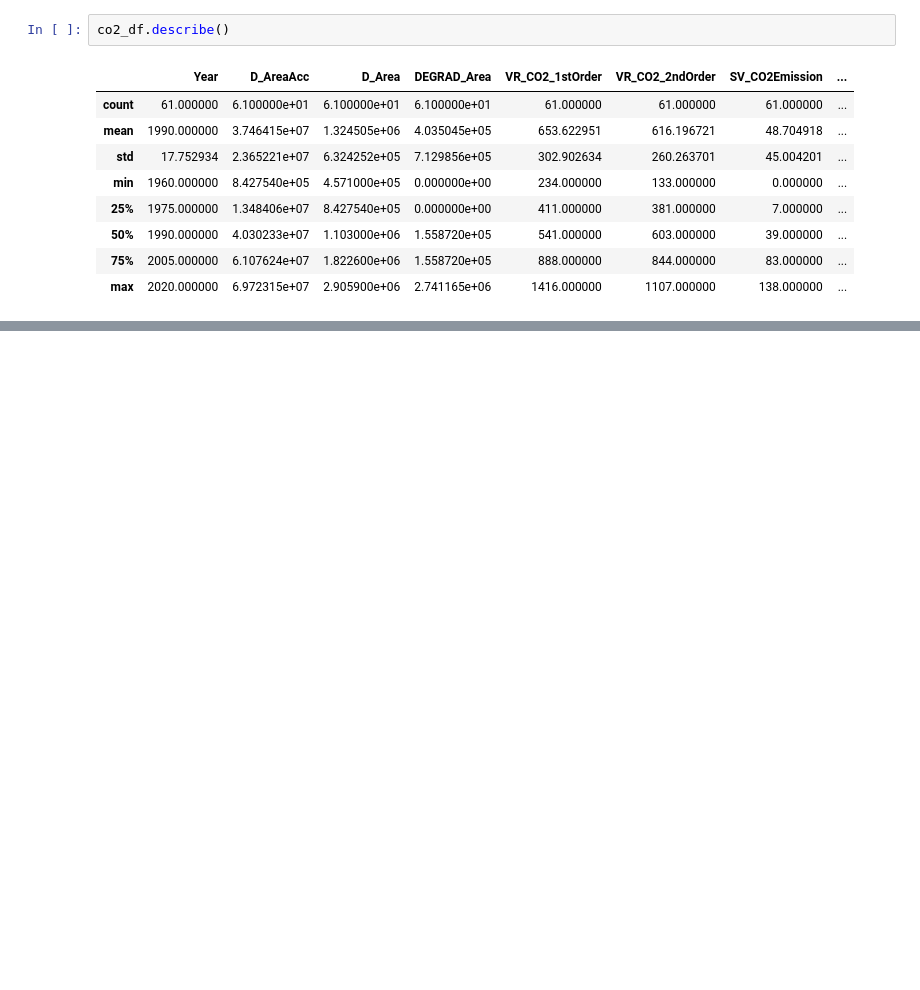
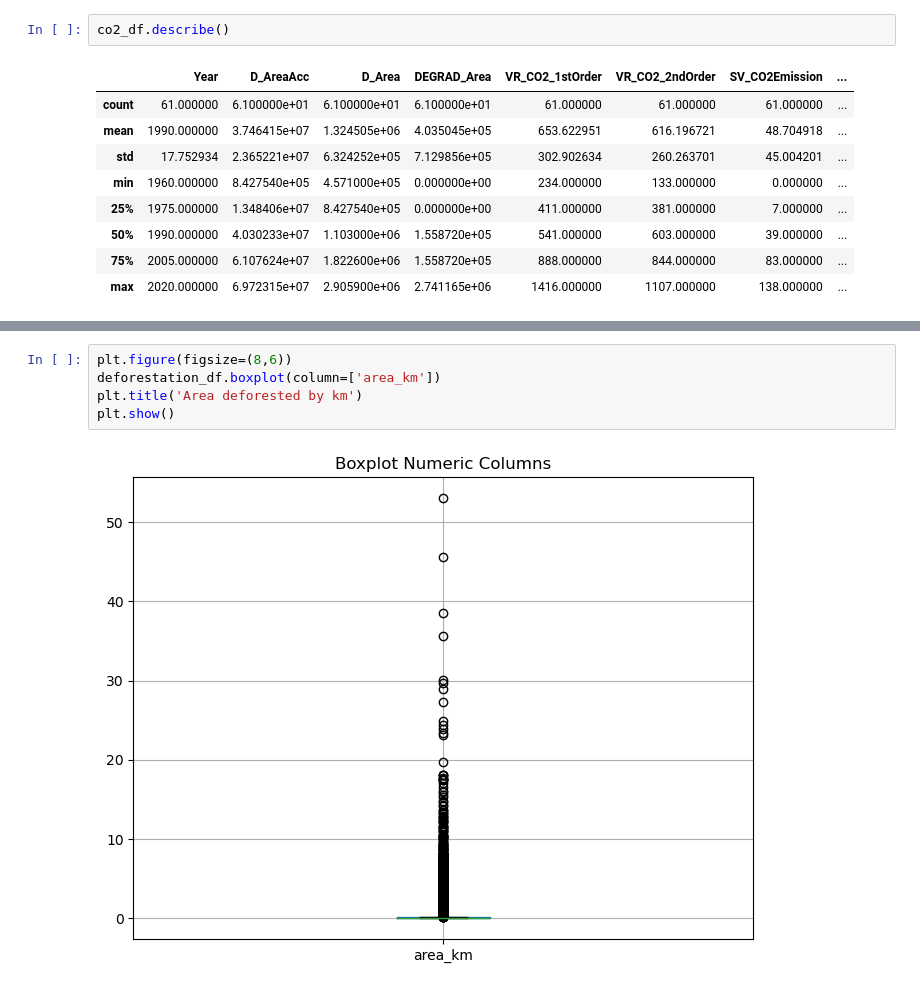
Before and after one commit to 2022171/Capstone_Problem_Solving_for_Industry_Carlos2022171, a Jupyter notebook: CapstoneProject_Carlos2022171(WORK).ipynb, the cells around one changed output, grey strips where cells are left out. Drawn from its saved outputs; the diff is of its cells as text; blank space fills up the shorter version.

```diff
--- a/CapstoneProject_Carlos2022171(WORK).ipynb
+++ b/CapstoneProject_Carlos2022171(WORK).ipynb
@@ -282,0 +301,7 @@ co2_df.describe()
+# %%
+plt.figure(figsize=(8,6))
+deforestation_df.boxplot(column=['area_km'])
+plt.title('Area deforested by km')
+plt.show()
+# %% [output]
+[figure, added]
```
Also changed, not shown: parts of 5 cells of this notebook.
